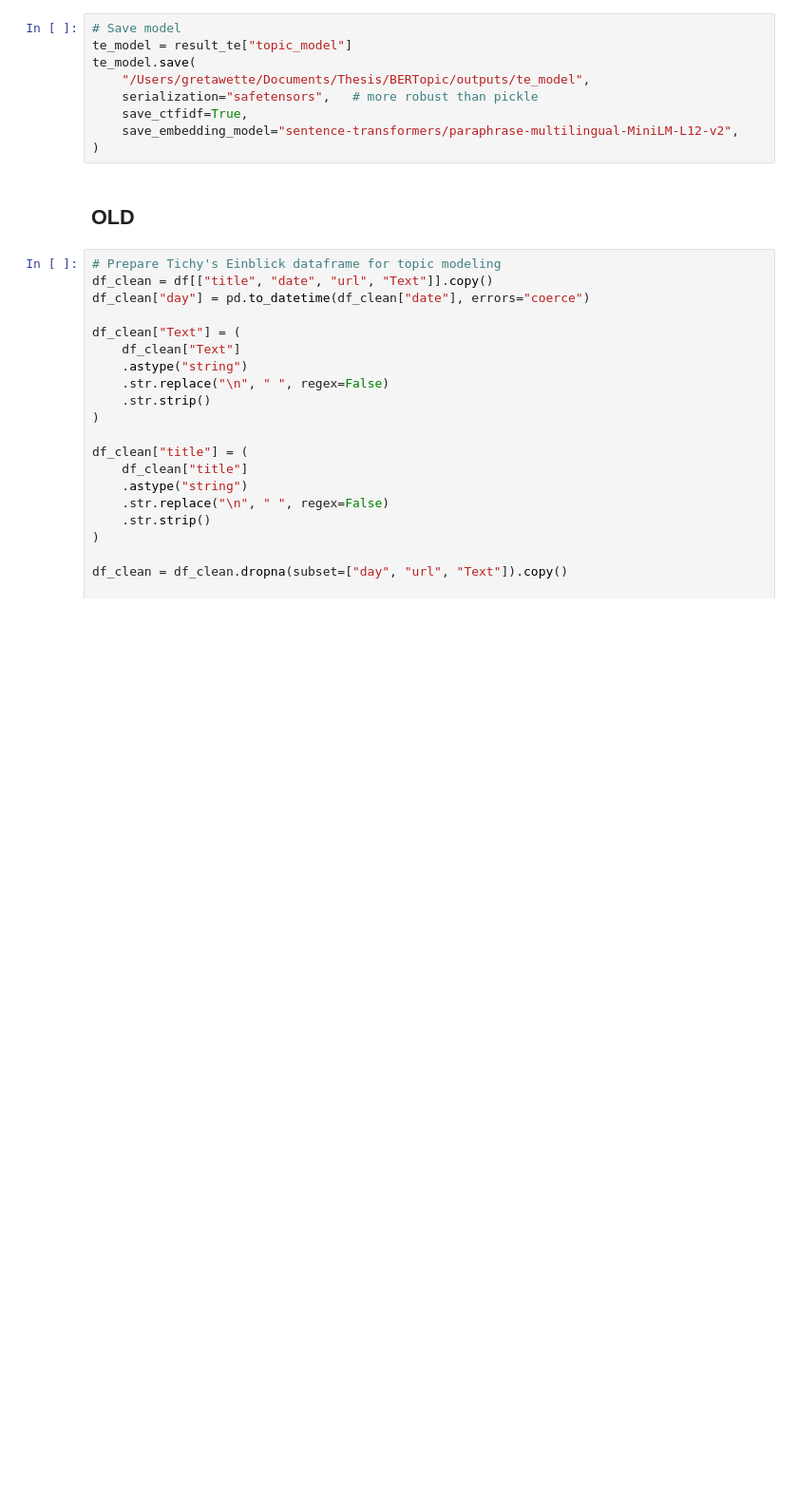
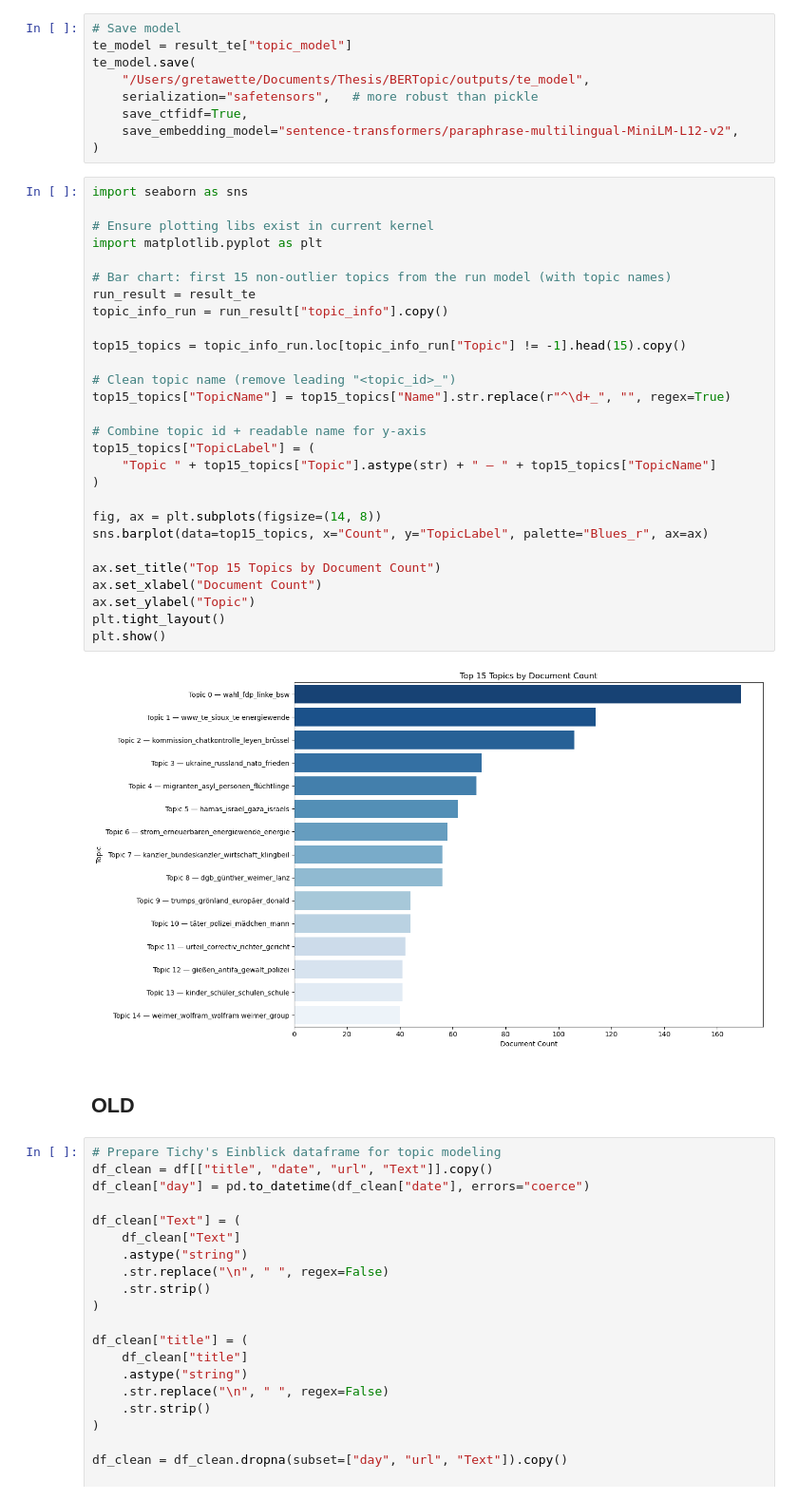
Before and after one commit to mattishaumann/Thesis, a Jupyter notebook: data preprocessing/04_Tichys_Einblick.ipynb, the cells around one changed output. Shown at 95% size. Drawn from its saved outputs; the diff is of its cells as text; blank space fills up the shorter version.

```diff
--- a/data preprocessing/04_Tichys_Einblick.ipynb
+++ b/data preprocessing/04_Tichys_Einblick.ipynb
@@ -382,6 +382,36 @@ te_model.save(
     save_ctfidf=True,
     save_embedding_model="sentence-transformers/paraphrase-multilingual-MiniLM-L12-v2",
 )
+# %%
+import seaborn as sns
+
+# Ensure plotting libs exist in current kernel
+import matplotlib.pyplot as plt
+
+# Bar chart: first 15 non-outlier topics from the run model (with topic names)
+run_result = result_te
+topic_info_run = run_result["topic_info"].copy()
+
+top15_topics = topic_info_run.loc[topic_info_run["Topic"] != -1].head(15).copy()
+
+# Clean topic name (remove leading "<topic_id>_")
+top15_topics["TopicName"] = top15_topics["Name"].str.replace(r"^\d+_", "", regex=True)
+
+# Combine topic id + readable name for y-axis
+top15_topics["TopicLabel"] = (
+    "Topic " + top15_topics["Topic"].astype(str) + " — " + top15_topics["TopicName"]
+)
+
+fig, ax = plt.subplots(figsize=(14, 8))
+sns.barplot(data=top15_topics, x="Count", y="TopicLabel", palette="Blues_r", ax=ax)
+
+ax.set_title("Top 15 Topics by Document Count")
+ax.set_xlabel("Document Count")
+ax.set_ylabel("Topic")
+plt.tight_layout()
+plt.show()
+# %% [output]
+[figure, added]
 # %% [markdown]
 ## OLD
 # %%
```
Also changed, not shown: 7 other files.
